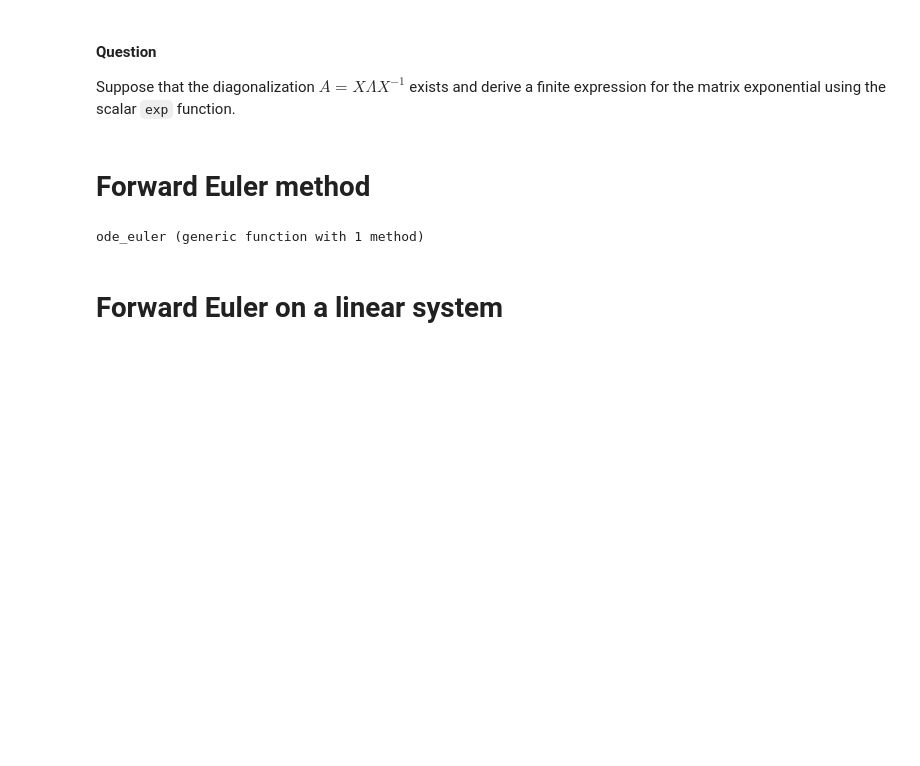
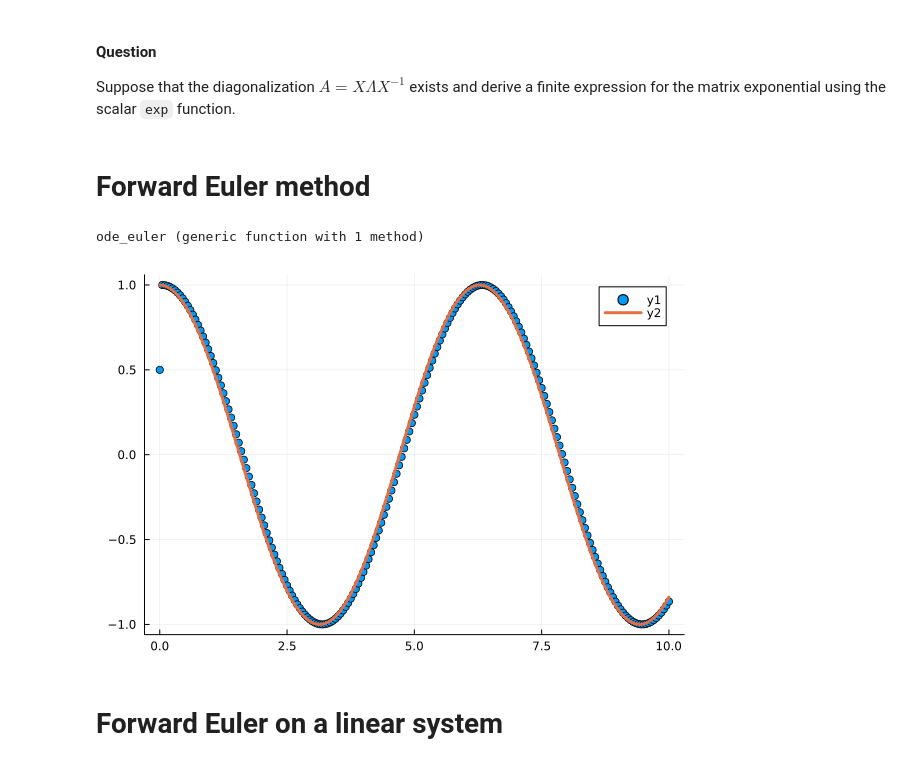
Before and after one commit to cu-numpde/fall23, a Jupyter notebook: slides/2023-09-29-transient.ipynb, the cells around one changed output. Saved outputs shown, nothing was run; the diff lists cells and outputs as text; code cells hidden in the pictures; blank space fills up the shorter version.

```diff
--- a/slides/2023-09-29-transient.ipynb
+++ b/slides/2023-09-29-transient.ipynb
@@ -75,11 +77,13 @@ end
 # %% [output]
 ode_euler (generic function with 1 method)
 # %%
-f1(t, u; k=21) = -k * (u .- cos(t))
+f1(t, u; k=20) = -k * (u .- cos(t))
 
-thist, uhist = ode_euler(f1, [1.], tfinal=10, h=.1)
+thist, uhist = ode_euler(f1, [0.5], tfinal=10, h=.05)
 scatter(thist, uhist[1,:])
 plot!(cos)
+# %% [output]
+[figure, added]
 # %% [markdown]
 # Forward Euler on a linear system
 # %%
```
Also changed, not shown: parts of 16 cells of this notebook, 27 other files.
